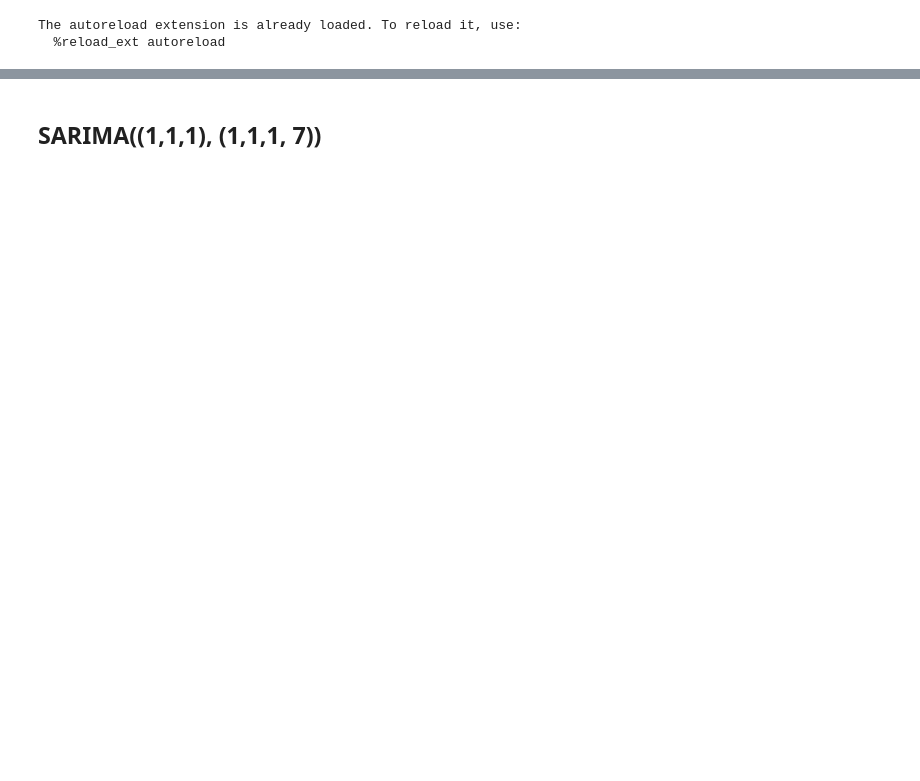
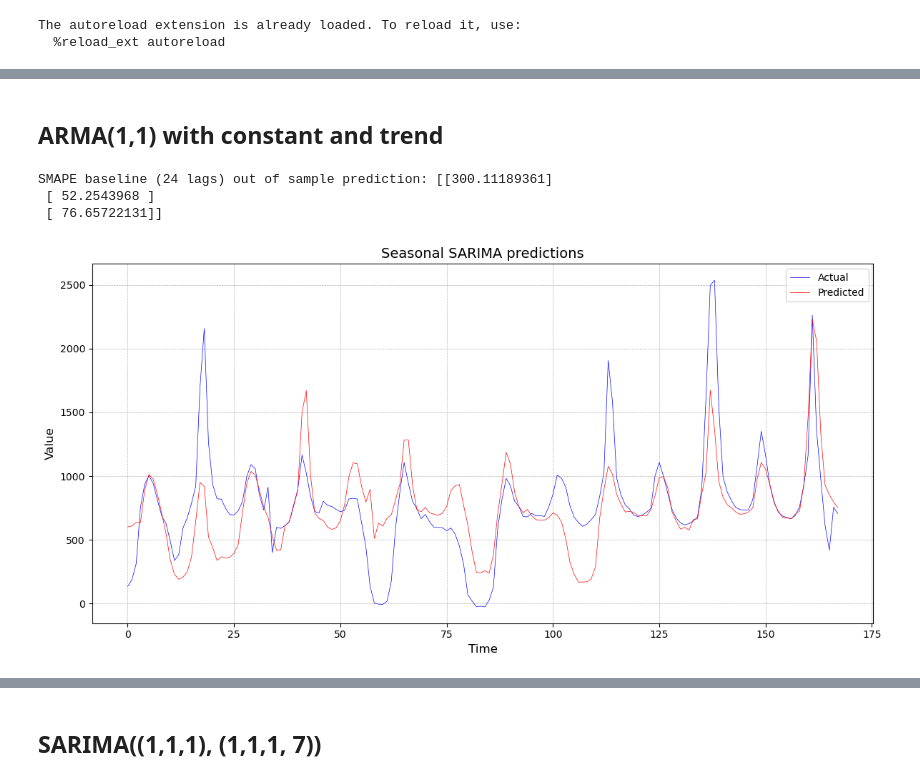
Before and after one commit to peterravn/Seminar-Adv-Finance, a Jupyter notebook: 5. SARIMAX Test.ipynb, the cells around one changed output, grey strips where cells are left out. Drawn from its saved outputs; the diff is of its cells as text; code cells hidden in the pictures; blank space fills up the shorter version.

```diff
--- a/5. SARIMAX Test.ipynb
+++ b/5. SARIMAX Test.ipynb
@@ -77,0 +121,41 @@ SMAPE baseline (24 lags) out of sample prediction: 59.79543578834726
+# %% [markdown]
+## ARMA(1,1) with constant and trend
+# %%
+p, d, q = 1, 0, 1
+P, D, Q, s = 0, 0, 0, 0
+
+smoother_output = 0
+
+predictions_dict = {}
+
+for hour in range(24):
+    model = SARIMAX(
+        y_train[hour],
+        order=(p, d, q),
+        seasonal_order=(P, D, Q, s),
+        **{'smoother_output': smoother_output},
+        trend='ct'
+    )
+    results = model.fit(disp=False)
+
+    new_results = results.append(y_test[hour], refit=False)
+
+    predictions = new_results.predict(start=len(y_train[hour]), end=len(y_train[hour]) + len(y_test[hour]) - 1)
+
+    predictions_dict[hour] = predictions
+
+combined_predictions, combined_test = combine_24_hour_data(predictions_dict, y_test)
+
+rmse, smape, rmae = out_of_sample_pred(combined_test, combined_predictions)
+
+model_3 = np.array([[rmse], [smape], [rmae]])
+combined_predictions_model_3 = combined_predictions
+
+print(f'SMAPE baseline (24 lags) out of sample prediction: {model_3}')
+
+plot_actual_vs_predicted(combined_test, combined_predictions_model_3, "Seasonal SARIMA predictions")
+# %% [output]
+SMAPE baseline (24 lags) out of sample prediction: [[300.11189361]
+ [ 52.2543968 ]
+ [ 76.65722131]]
+[figure, added]
```
Also changed, not shown: parts of 20 cells of this notebook, 2 other files.
